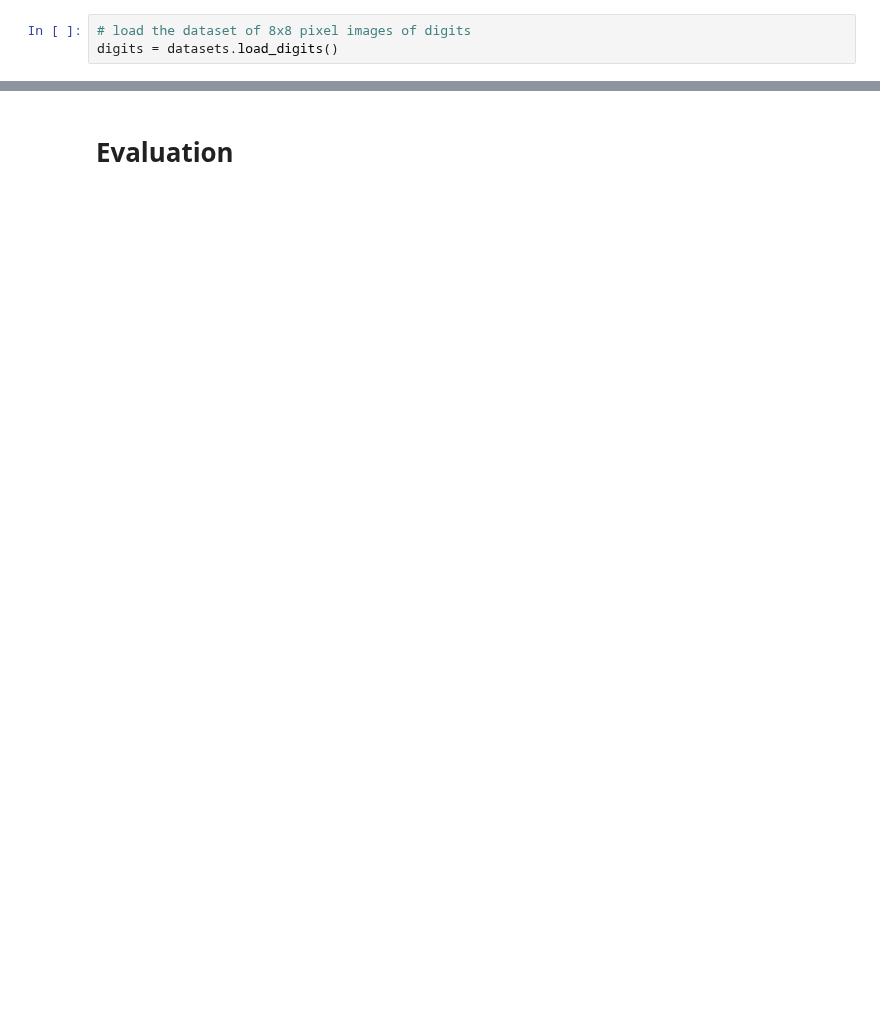
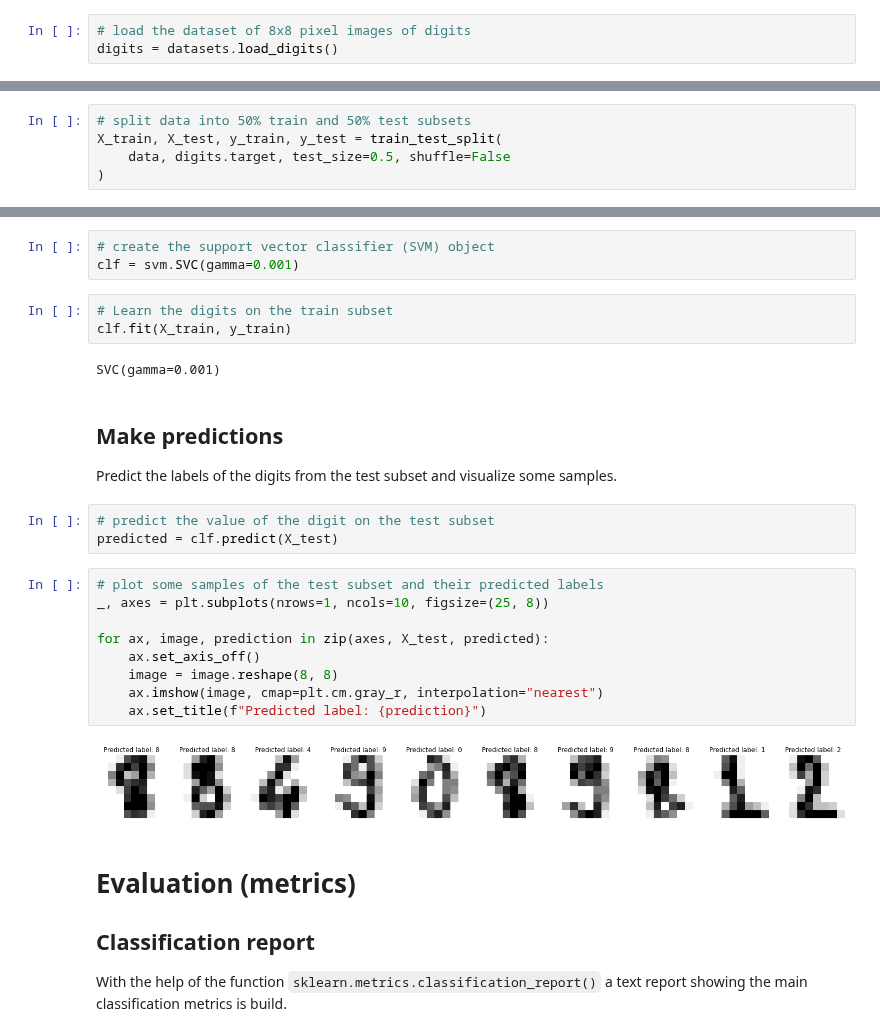
Before and after one commit to urmel79/Jupyter_GettingStarted2ML, a Jupyter notebook: SVM_MNIST_8x8_scikit.ipynb, the cells around one changed output, grey strips where cells are left out. Drawn from its saved outputs; the diff is of its cells as text; blank space fills up the shorter version.

```diff
--- a/SVM_MNIST_8x8_scikit.ipynb
+++ b/SVM_MNIST_8x8_scikit.ipynb
@@ -38,0 +52,5 @@ for ax, image, label in zip(axes, digits.images, digits.target):
+# %%
+# split data into 50% train and 50% test subsets
+X_train, X_test, y_train, y_test = train_test_split(
+    data, digits.target, test_size=0.5, shuffle=False
+)
@@ -39,2 +65,32 @@ for ax, image, label in zip(axes, digits.images, digits.target):
+# %%
+# create the support vector classifier (SVM) object
+clf = svm.SVC(gamma=0.001)
+# %%
+# Learn the digits on the train subset
+clf.fit(X_train, y_train)
+# %% [output]
+SVC(gamma=0.001)
+# %% [markdown]
+## Make predictions
+
+Predict the labels of the digits from the test subset and visualize some samples.
+# %%
+# predict the value of the digit on the test subset
+predicted = clf.predict(X_test)
+# %%
+# plot some samples of the test subset and their predicted labels
+_, axes = plt.subplots(nrows=1, ncols=10, figsize=(25, 8))
+
+for ax, image, prediction in zip(axes, X_test, predicted):
+    ax.set_axis_off()
+    image = image.reshape(8, 8)
+    ax.imshow(image, cmap=plt.cm.gray_r, interpolation="nearest")
+    ax.set_title(f"Predicted label: {prediction}")
+# %% [output]
+[figure, added]
 # %% [markdown]
-# Evaluation
+# Evaluation (metrics)
+
+## Classification report
+
+With the help of the function `sklearn.metrics.classification_report()` a text report showing the main classification metrics is build.
```
Also changed, not shown: parts of 13 cells of this notebook, 1 other file.
